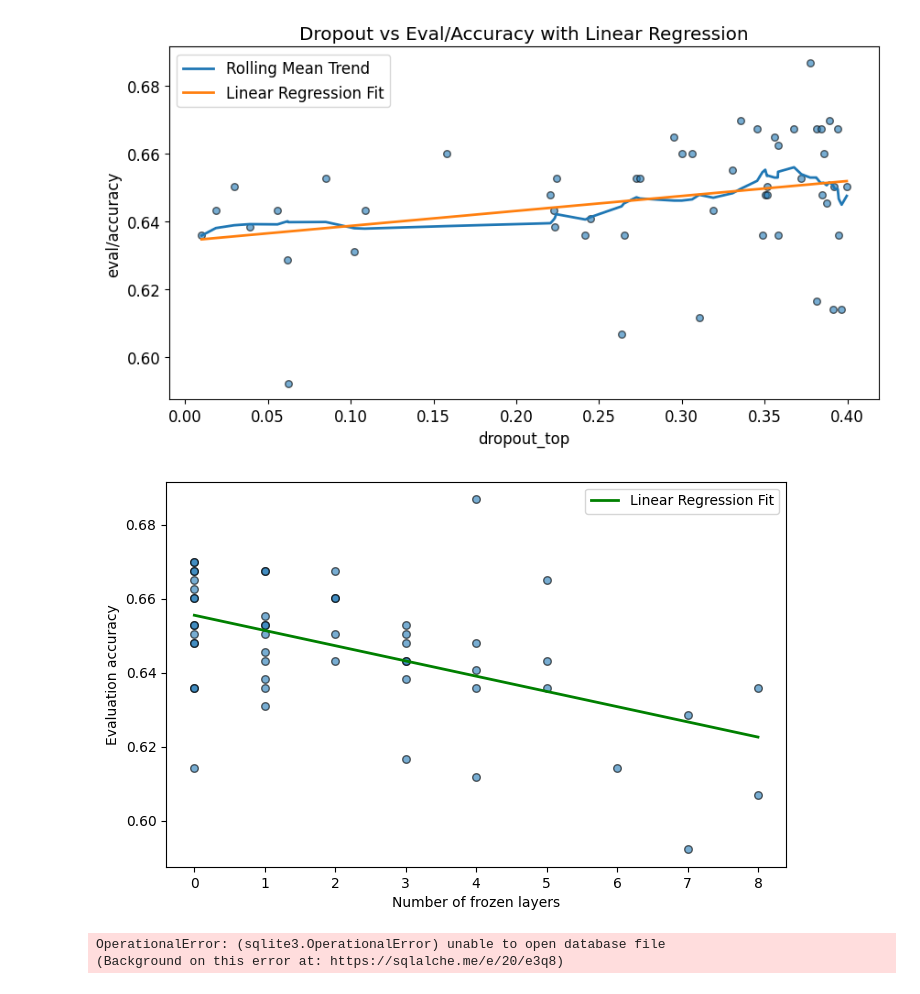
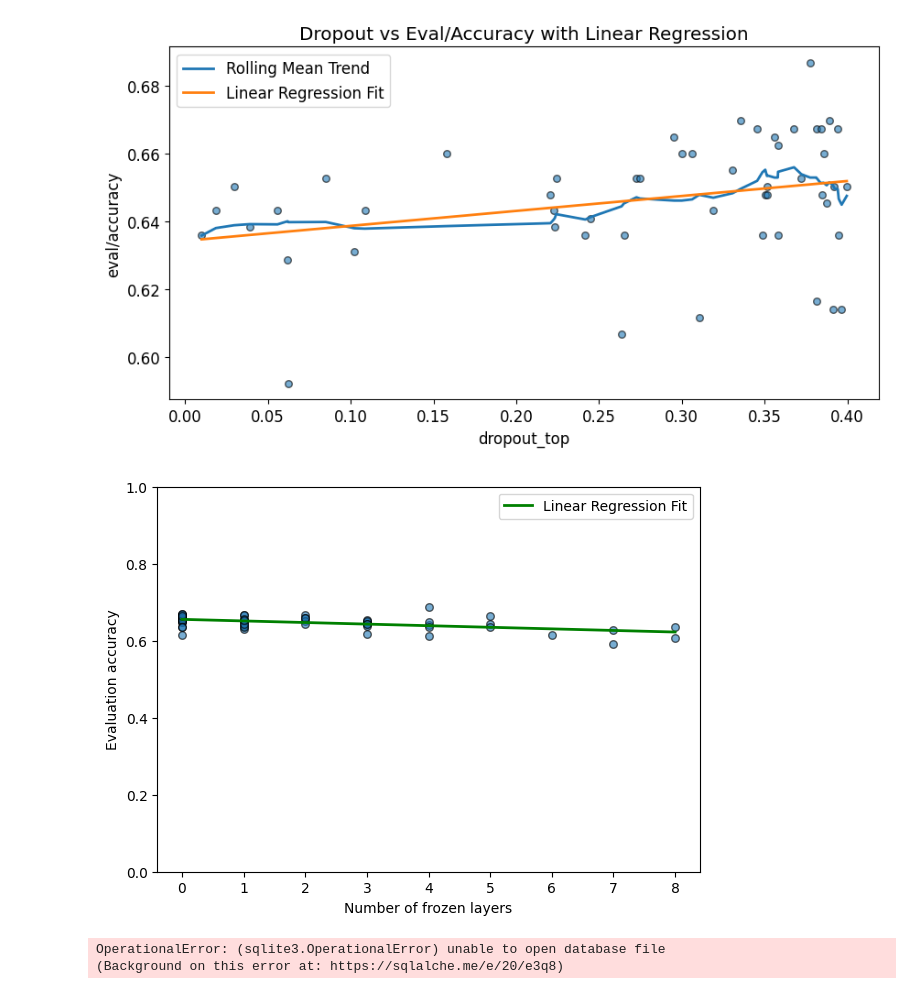
Before and after one commit to PulyaPolya/genres, a Jupyter notebook: ast_model/visualisations_hpo.ipynb, the cells around one changed output. Cells and saved outputs as stored; diff of their text form; code cells hidden in the pictures.

```diff
--- a/ast_model/visualisations_hpo.ipynb
+++ b/ast_model/visualisations_hpo.ipynb
@@ -12,0 +15,9 @@ df.head()
+# %%
+import pandas as pd
+#df = pd.read_csv(r"C:\Users\Marina\genres\ast_model\wandb_logs\logs_nas_full.csv")
+df = pd.read_csv("wandbs_logs/ast_trials.csv")
+df = df.replace({"none": "None", "gelu": "GELU", "relu": "ReLU", "layer": "Layer"})
+columns = ["Name", "State", "freeze_layers", "eval/accuracy", "batch_size", "normalisation", "activation_fn", "learning_rate", "seed"]
+df = df[columns]
+df = df[df["State"] == "finished"]
+df.head()
@@ -500,36 +543,37 @@ from sklearn.metrics import r2_score
 x = df["freeze_layers"].values
 y = df["eval/accuracy"].values
 
 # Fit linear regression
 X = x.reshape(-1, 1)
 model = LinearRegression().fit(X, y)
 coef = model.coef_[0]
 intercept = model.intercept_
 r2 = model.score(X, y)
 
 # Prepare data for plotting
 order = np.argsort(x)
 x_sorted = x[order]
 y_pred_sorted = model.predict(x_sorted.reshape(-1, 1))
 
 # Compute rolling mean for trend line
 window = max(8, len(x) // 20)
 y_smooth = pd.Series(y[order]).rolling(window= 20, min_periods=4, center=True).mean()
 
 # Plot
-fig, ax = plt.subplots(figsize=(8, 5))
+fig, ax = plt.subplots(figsize=(7, 5))
 ax.scatter(x, y, alpha=0.6, edgecolors='k', s=30)
 #ax.plot(x_sorted, y_smooth, lw=2, label='Rolling Mean Trend')
 ax.plot(x_sorted, y_pred_sorted, lw=2, label='Linear Regression Fit', color = "g")
 
 ax.set_xlabel("Number of frozen layers")
 ax.set_ylabel("Evaluation accuracy")
+ax.set_ylim(0,1)
 #ax.set_title("Dropout vs Eval/Accuracy with Linear Regression")
 ax.legend()
-plt.savefig("figures/nas_frozen_layesrs.pdf", format="pdf", bbox_inches="tight")
+#plt.savefig("figures/nas_frozen_layesrs.pdf", format="pdf", bbox_inches="tight")
 plt.show()
 # %% [output]
-[figure, old version]
+[figure, new version]
 # %%
 import os
 import optuna
```
Also changed, not shown: parts of 10 cells of this notebook, 4 other files.
